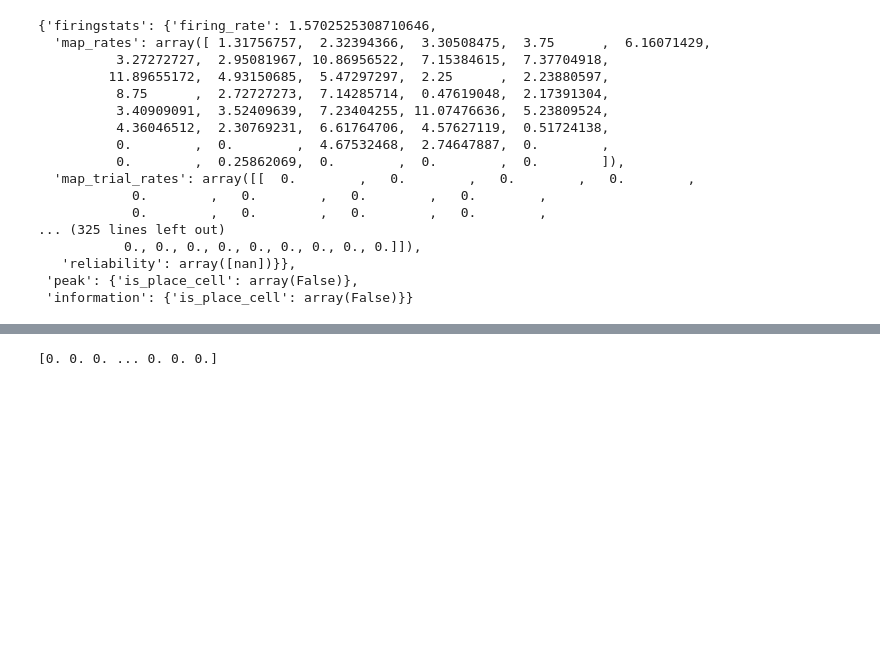
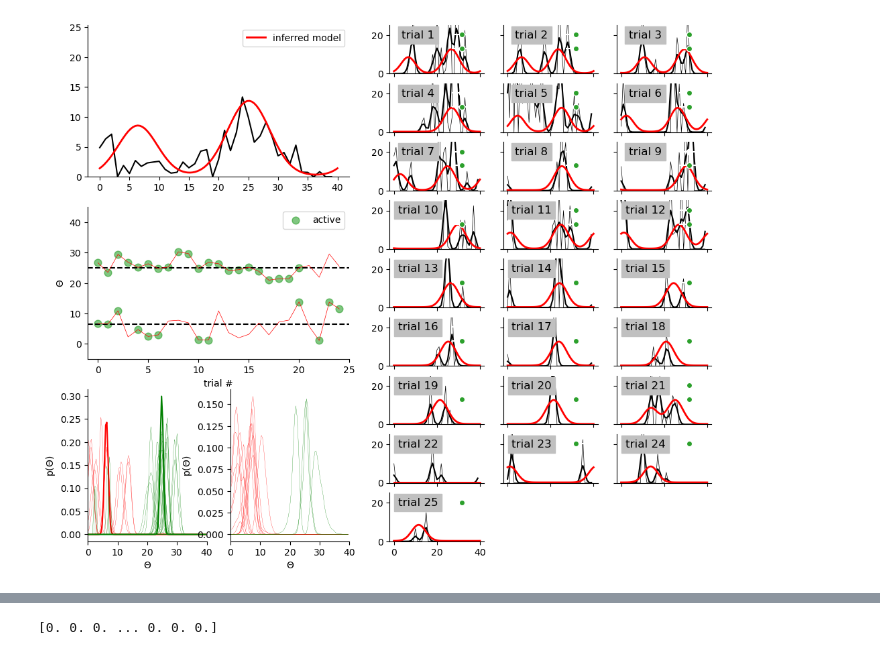
Before and after one commit to woxxel/placefield_detection, a Jupyter notebook: notebooks/test_process_session.ipynb, the cells around one changed output, grey strips where cells are left out. Cells and saved outputs as stored; diff of their text form; code cells hidden in the pictures; blank space fills up the shorter version.

```diff
--- a/notebooks/test_process_session.ipynb
+++ b/notebooks/test_process_session.ipynb
@@ -146,21 +143,6 @@ Model comparison finished after 461.65s with evidences:          f=0 , logz=-204
 # %%
-process_neuron.results
+from placefield_detection.analyze_results import display_results
+display_results(process_neuron.results)
 # %% [output]
-{'firingstats': {'firing_rate': 1.5702525308710646,
-  'map_rates': array([ 1.31756757,  2.32394366,  3.30508475,  3.75      ,  6.16071429,
-          3.27272727,  2.95081967, 10.86956522,  7.15384615,  7.37704918,
-         11.89655172,  4.93150685,  5.47297297,  2.25      ,  2.23880597,
-          8.75      ,  2.72727273,  7.14285714,  0.47619048,  2.17391304,
-          3.40909091,  3.52409639,  7.23404255, 11.07476636,  5.23809524,
-          4.36046512,  2.30769231,  6.61764706,  4.57627119,  0.51724138,
-          0.        ,  0.        ,  4.67532468,  2.74647887,  0.        ,
-          0.        ,  0.25862069,  0.        ,  0.        ,  0.        ]),
-  'map_trial_rates': array([[  0.        ,   0.        ,   0.        ,   0.        ,
-            0.        ,   0.        ,   0.        ,   0.        ,
-            0.        ,   0.        ,   0.        ,   0.        ,
-... (325 lines left out)
-           0., 0., 0., 0., 0., 0., 0., 0., 0.]]),
-   'reliability': array([nan])}},
- 'peak': {'is_place_cell': array(False)},
- 'information': {'is_place_cell': array(False)}}
+[figure, added]
 # %%
```
Also changed, not shown: parts of 7 cells of this notebook, 1 other file.
